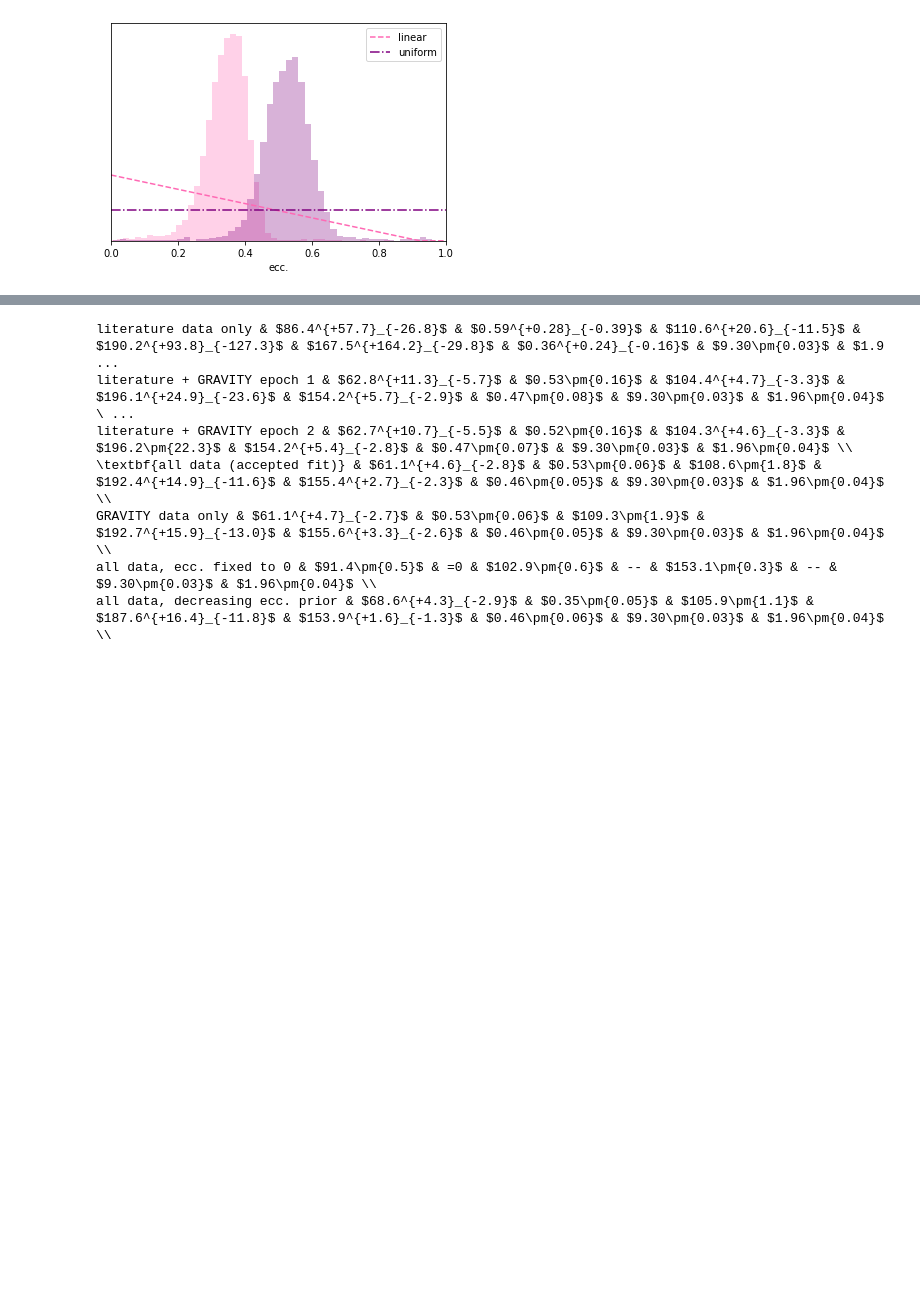
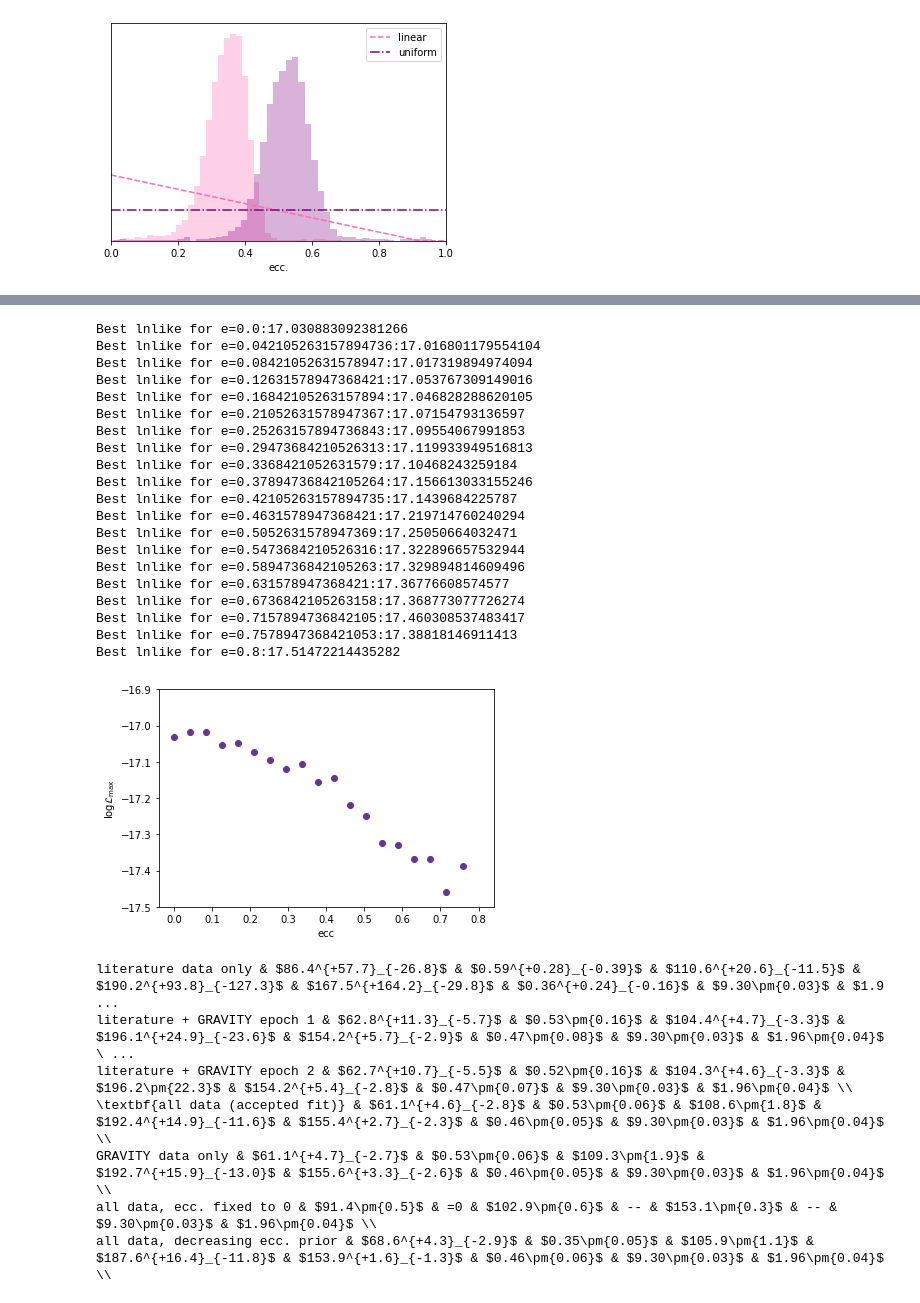
Before and after one commit to sblunt/hip65426, a Jupyter notebook: orbit_plots.ipynb, the cells around one changed output, grey strips where cells are left out. Cells and saved outputs as stored; diff of their text form; code cells hidden in the pictures; blank space fills up the shorter version.

```diff
--- a/orbit_plots.ipynb
+++ b/orbit_plots.ipynb
@@ -184,3 +196,50 @@ plt.savefig('results/plots/ecc_lnlike_compare.png', dpi=250)
+# %%
+from scipy.optimize import minimize
+
+plt.figure()
+for e in np.linspace(0, .8, 20):
+    e_sampler = MCMC(twograv_results.system)
+
+    def neg_lnlike_func(x):
+        sma, inc, aop, pan, tau = x
+        if sma < 0 or inc < 0 or inc > np.pi or pan < 0 or pan > np.pi or tau < 0 or tau > 1:
+            return np.inf
+        return -1* e_sampler._logl([sma, e, inc, aop, pan, tau, 9.28, 1.96])
+
+    p0 = [70, np.radians(110), np.radians(200), np.radians(160), 0.5]
+    res = minimize(neg_lnlike_func, p0, method='Nelder-Mead', options={'maxiter':int(1e9), 'maxfev':int(1e10)})
+
+    best_lnlike = res.fun
+    print('Best lnlike for e={}:{}'.format(e, best_lnlike))
+
+    plt.scatter([e], [-best_lnlike], color='rebeccapurple')
+
+plt.xlabel('ecc')
+plt.ylabel('log$\\mathcal{{L}}_{{\\mathrm{{max}}}}$')
+plt.ylim(-17.5, -16.9)
+plt.savefig('results/plots/ecc_lnlike.png', dpi=250)
+# %% [output]
+Best lnlike for e=0.0:17.030883092381266
+Best lnlike for e=0.042105263157894736:17.016801179554104
+Best lnlike for e=0.08421052631578947:17.017319894974094
+Best lnlike for e=0.12631578947368421:17.053767309149016
+Best lnlike for e=0.16842105263157894:17.046828288620105
+Best lnlike for e=0.21052631578947367:17.07154793136597
+Best lnlike for e=0.25263157894736843:17.09554067991853
+Best lnlike for e=0.29473684210526313:17.119933949516813
+Best lnlike for e=0.3368421052631579:17.10468243259184
+Best lnlike for e=0.37894736842105264:17.156613033155246
+Best lnlike for e=0.42105263157894735:17.1439684225787
+Best lnlike for e=0.4631578947368421:17.219714760240294
+Best lnlike for e=0.5052631578947369:17.25050664032471
+Best lnlike for e=0.5473684210526316:17.322896657532944
+Best lnlike for e=0.5894736842105263:17.329894814609496
+Best lnlike for e=0.631578947368421:17.36776608574577
+Best lnlike for e=0.6736842105263158:17.368773077726274
+Best lnlike for e=0.7157894736842105:17.460308537483417
+Best lnlike for e=0.7578947368421053:17.38818146911413
+Best lnlike for e=0.8:17.51472214435282
+[figure, added]
 # %%
 # make an overleaf table of all of the fit results
 
```
Also changed, not shown: parts of 3 cells of this notebook.
